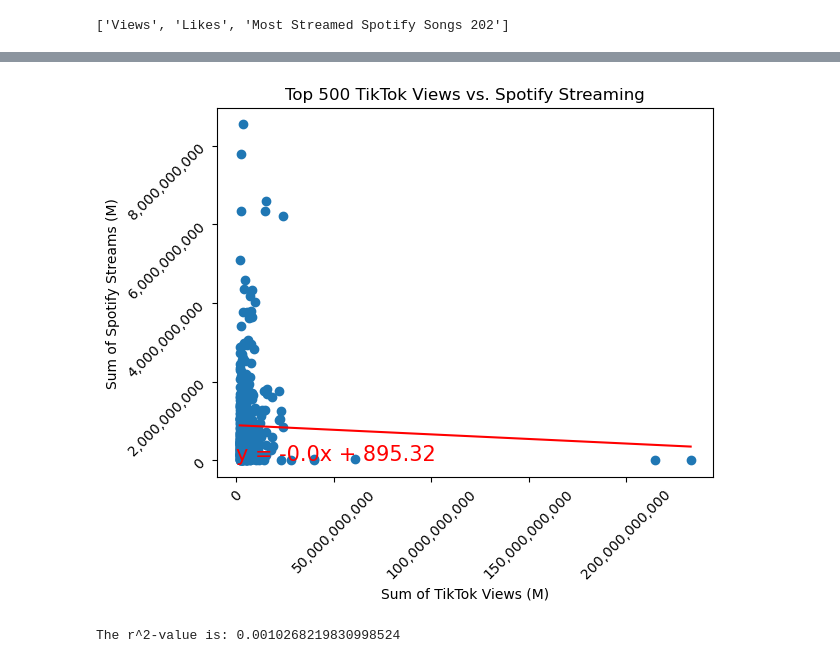
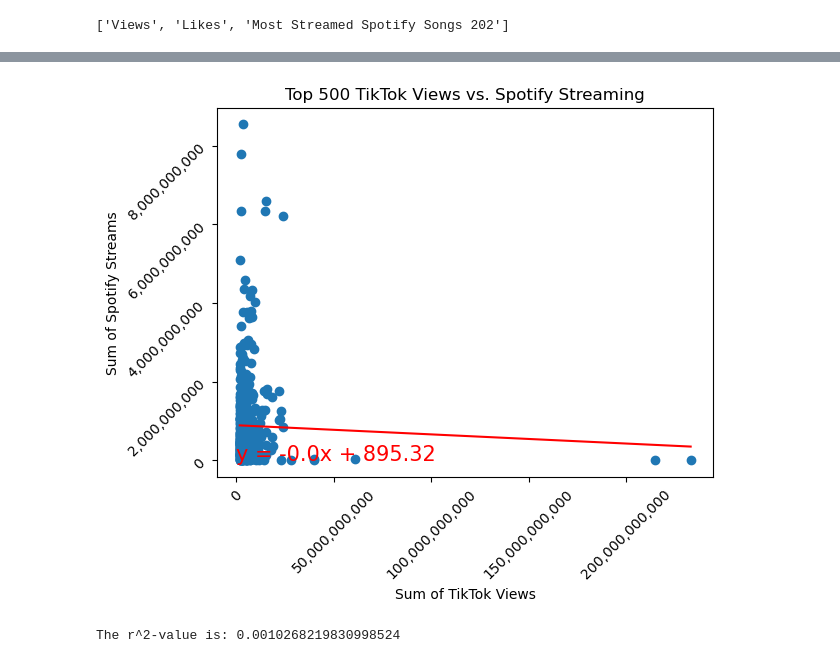
Before and after one commit to qstibbins/project-1, a Jupyter notebook: data.ipynb, the cells around one changed output, grey strips where cells are left out. Cells and saved outputs as stored; diff of their text form; code cells hidden in the pictures.

```diff
--- a/data.ipynb
+++ b/data.ipynb
@@ -90,38 +90,34 @@ formatted_top_500_df = top_500_tiktok_df[['Song', 'Sum of TikTok Views', 'Sum of
 # %%
 # Spotify vs TikTok Views
 # Does high TikTok views correlate to high spotify streams?
-
-# Divide values by 1,000 to convert to 'K'
-x_values = top_500_tiktok_df['Sum of TikTok Views'] / 1000000     # Convert to M
-y_values = top_500_tiktok_df['Sum of Spotify Streams'] / 1000000  # Convert to M
 
 # the output will be a tuple of multiple values  for linear regression
 (slope, intercept, rvalue, pvalue, stderr) = linregress(x_values, y_values)
 
 regress_values = x_values * slope + intercept
 
 line_eq = "y = " + str(round(slope,2)) + "x + " + str(round(intercept,2))   # print the equation in my graph (string)
 
 #the scatterplot
 plt.scatter(x_values,y_values)
 plt.plot(x_values,regress_values,"r-")
 plt.annotate(line_eq,(5.8,0.8),fontsize=15,color="red")
 
-plt.xlabel("Sum of TikTok Views (M)")
-plt.ylabel("Sum of Spotify Streams (M)")
+plt.xlabel("Sum of TikTok Views")
+plt.ylabel("Sum of Spotify Streams")
 plt.title("Top 500 TikTok Views vs. Spotify Streaming")
 plt.xticks(rotation=45)
 plt.yticks(rotation=45)
 
 # Adjust x-axis and y-axis to show full values (not in millions) with commas
 plt.gca().xaxis.set_major_formatter(ticker.FuncFormatter(lambda x, _: f'{int(x * 1e6):,}'))
 plt.gca().yaxis.set_major_formatter(ticker.FuncFormatter(lambda x, _: f'{int(x * 1e6):,}'))
 
 plt.show()
 
 print(f"The r^2-value is: {rvalue**2}")
 # %% [output]
-[figure, old version]
+[figure, new version]
 The r^2-value is: 0.0010268219830998524
 # %%
 # Does the top 10 most viewed TikTok songs have high spotify streaming?
```
